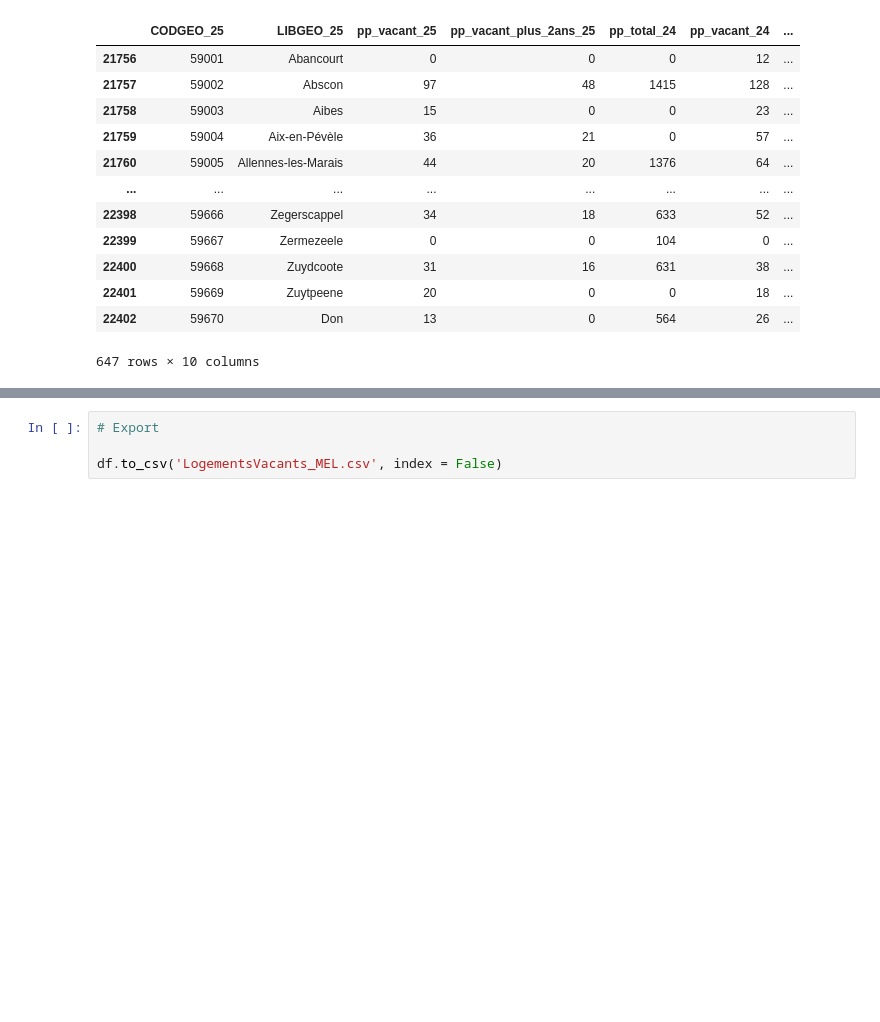
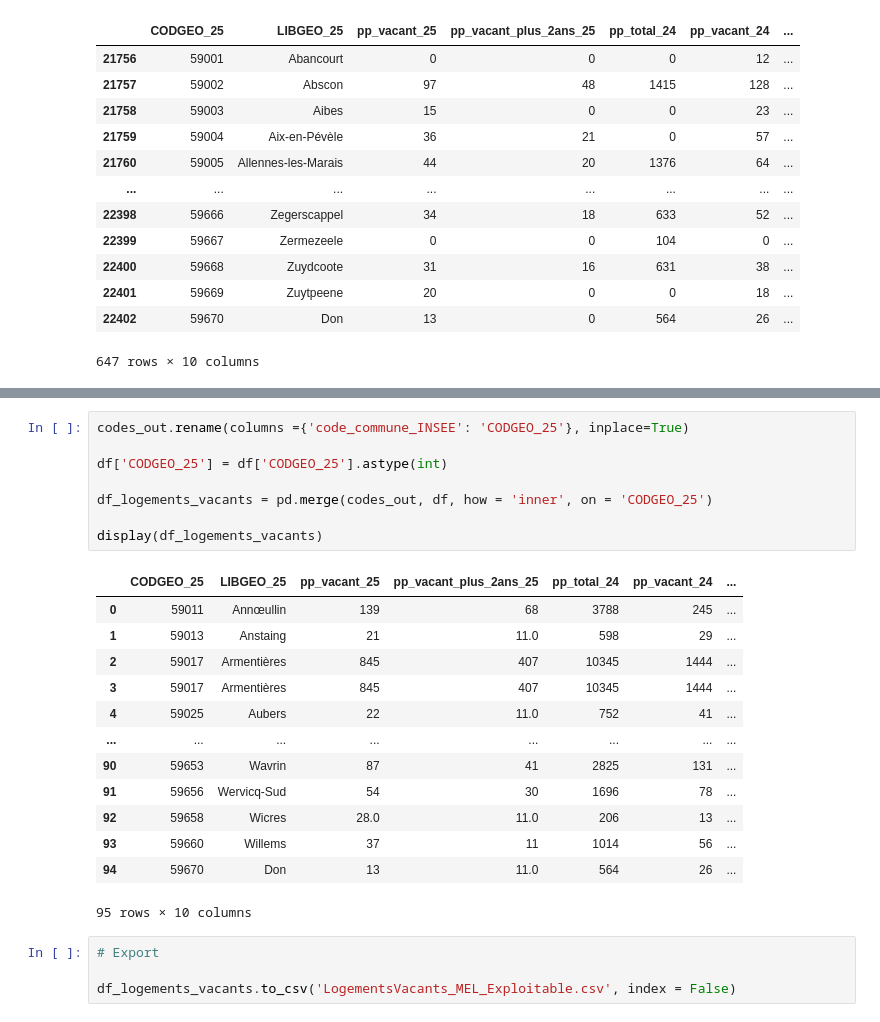
Before and after one commit to augu-gif/Projet_crise_logement, a Jupyter notebook: Processed/Immobilier/LogementsVacants_MEL_Exploitable.ipynb, the cells around one changed output, grey strips where cells are left out. Drawn from its saved outputs; the diff is of its cells as text; blank space fills up the shorter version.

Commit message:
Modified script for LogementsVacants_MEL_Exploitable

```diff
--- a/Processed/Immobilier/LogementsVacants_MEL_Exploitable.ipynb
+++ b/Processed/Immobilier/LogementsVacants_MEL_Exploitable.ipynb
@@ -99,4 +120,26 @@ display(df)
+# %%
+codes_out.rename(columns ={'code_commune_INSEE': 'CODGEO_25'}, inplace=True)
+
+df['CODGEO_25'] = df['CODGEO_25'].astype(int)
+
+df_logements_vacants = pd.merge(codes_out, df, how = 'inner', on = 'CODGEO_25')
+
+display(df_logements_vacants)
+# %% [output]
+|  | CODGEO_25 | LIBGEO_25 | pp_vacant_25 | pp_vacant_plus_2ans_25 | pp_total_24 | pp_vacant_24 | ... |
+| 0 | 59011 | Annœullin | 139 | 68 | 3788 | 245 | ... |
+| 1 | 59013 | Anstaing | 21 | 11.0 | 598 | 29 | ... |
+| 2 | 59017 | Armentières | 845 | 407 | 10345 | 1444 | ... |
+| 3 | 59017 | Armentières | 845 | 407 | 10345 | 1444 | ... |
+| 4 | 59025 | Aubers | 22 | 11.0 | 752 | 41 | ... |
+| ... | ... | ... | ... | ... | ... | ... | ... |
+| 90 | 59653 | Wavrin | 87 | 41 | 2825 | 131 | ... |
+| 91 | 59656 | Wervicq-Sud | 54 | 30 | 1696 | 78 | ... |
+| 92 | 59658 | Wicres | 28.0 | 11.0 | 206 | 13 | ... |
+| 93 | 59660 | Willems | 37 | 11 | 1014 | 56 | ... |
+| 94 | 59670 | Don | 13 | 11.0 | 564 | 26 | ... |
+95 rows × 10 columns
 # %%
 # Export
 
-df.to_csv('LogementsVacants_MEL.csv', index = False)
+df_logements_vacants.to_csv('LogementsVacants_MEL_Exploitable.csv', index = False)
```
Also changed, not shown: parts of 3 cells of this notebook.
